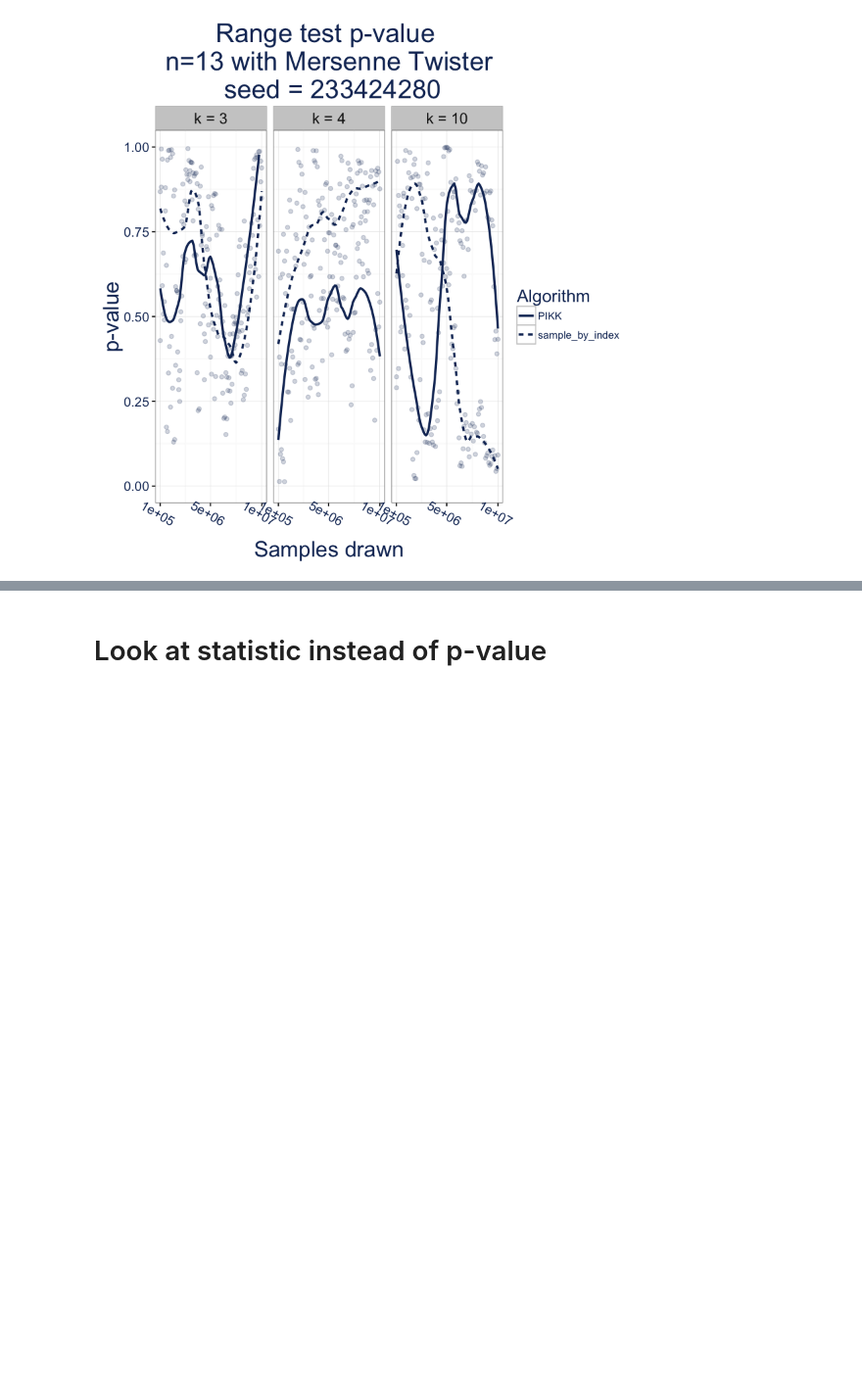
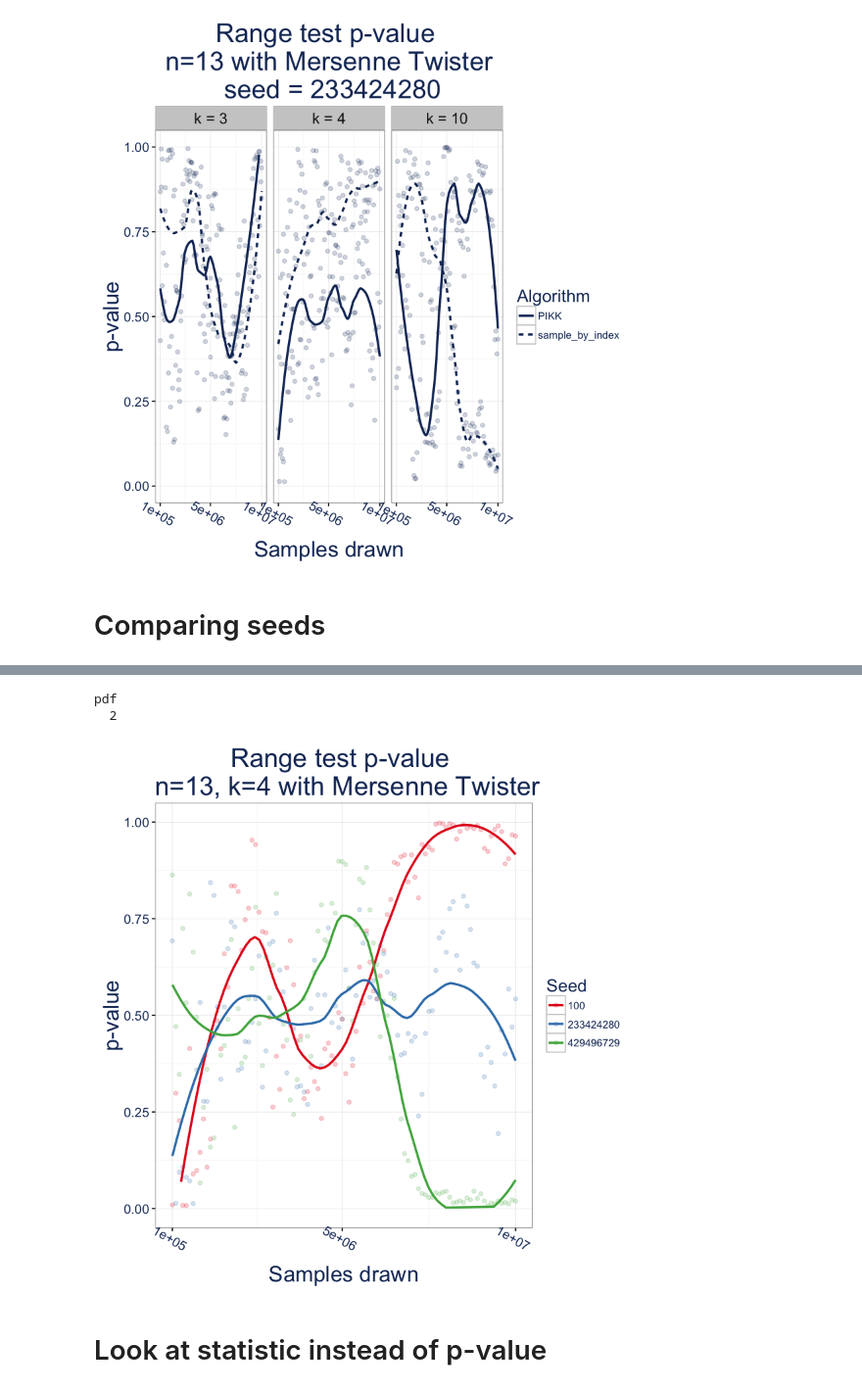
Before and after one commit to kellieotto/prng-slides, a Jupyter notebook: code/freq-sim-results.ipynb, the cells around one changed output, grey strips where cells are left out. Shown at 98% size. Saved outputs shown, nothing was run; the diff lists cells and outputs as text; code cells hidden in the pictures; blank space fills up the shorter version.

Commit message:
Create plot of reps vs range pvalue, varying the seed

```diff
--- a/code/freq-sim-results.ipynb
+++ b/code/freq-sim-results.ipynb
@@ -223,3 +233,29 @@ Warning message:
 pdf
   2
 [figure]
+# %% [markdown]
+# Comparing seeds
+# %%
+n13_seeds = res %>%
+    filter(Algorithm == "PIKK") %>%
+    filter(Pop.size == 13) %>%
+    filter(PRNG == "MT") %>%
+    filter(Sample.size == 4) %>%
+#    mutate(seed = paste0("seed = ", seed)) %>%
+    ggplot(aes(x = reps, y = Range.P.value, color = factor(seed))) +
+    geom_point(alpha = 0.2) + geom_smooth(se = FALSE, span = 0.5) +
+#    facet_grid(~PRNG) +
+    ylim(0, 1) +
+    ggtitle("Range test p-value \n n=13, k=4 with Mersenne Twister") +
+    report_theme +
+    xlab("Samples drawn") +
+    ylab("p-value") +
+    labs(color = "Seed") +
+    scale_color_brewer(palette = "Set1") +
+    scale_x_continuous(breaks = c(1e5, 5*1e6, 1e7))
+n13_seeds
+
+pdf("../fig/prng-seeds-lineplot.pdf", width = 12)
+n13_seeds
+dev.off()
+# %% [output]
@@ -226,3 +265,6 @@ pdf
+pdf
+  2
+[figure, added]
 # %% [markdown]
 # Look at statistic instead of p-value
 # %%
```
Also changed, not shown: parts of 8 cells of this notebook, 1 other file.
